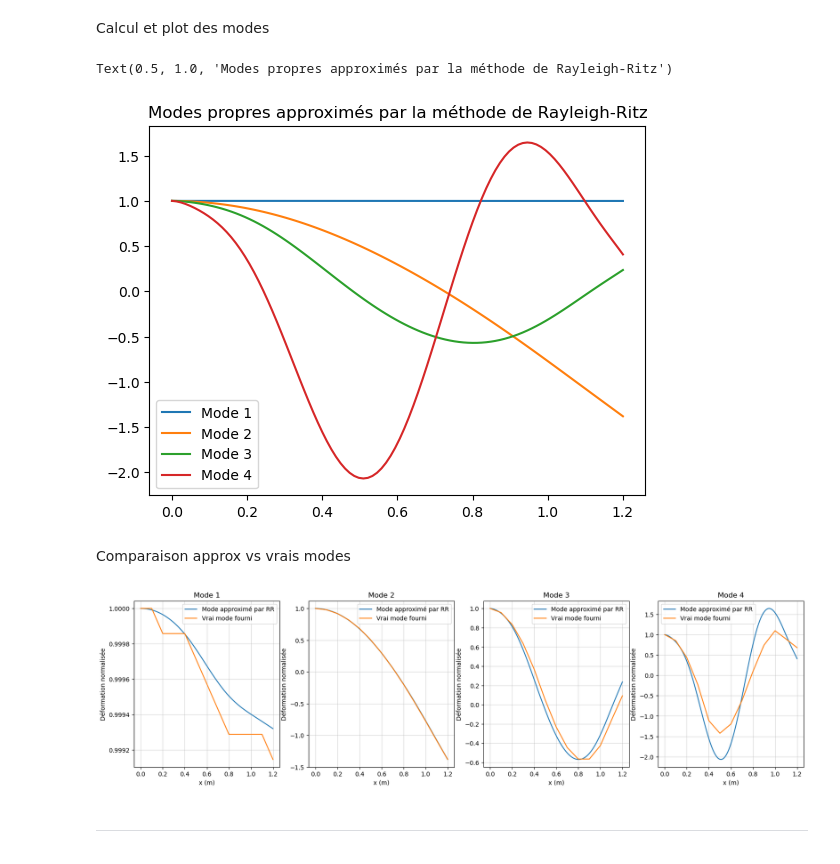
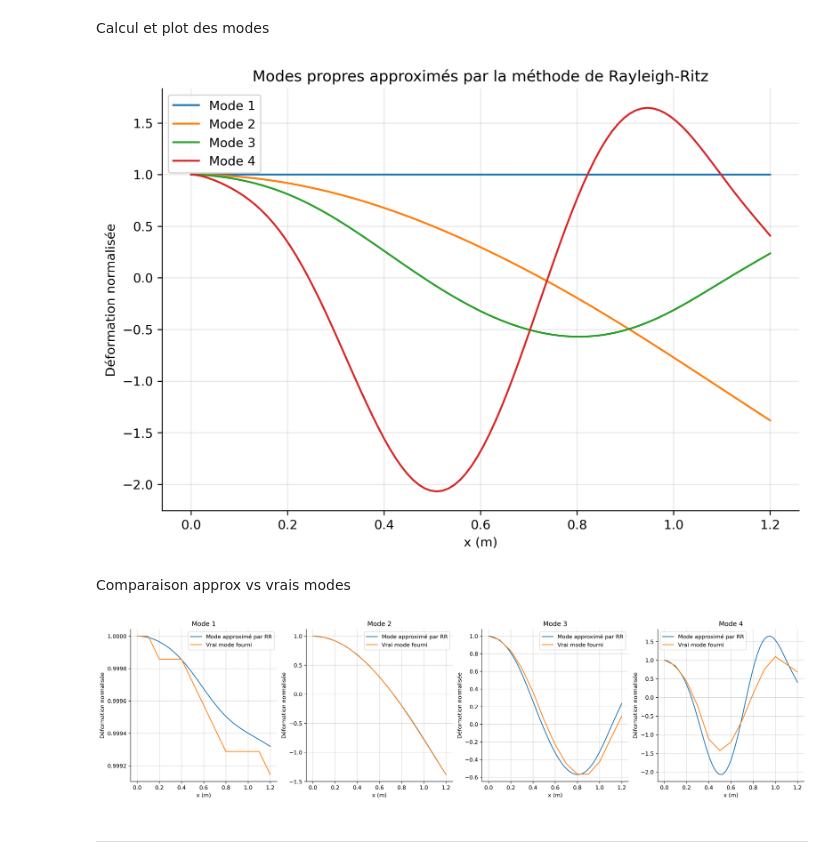
Before and after one commit to tomBeauve/DSM-Projects-code, a Jupyter notebook: Projet 4/Project4.ipynb, the cells around one changed output. Saved outputs shown, nothing was run; the diff lists cells and outputs as text; code cells hidden in the pictures.

```diff
--- a/Projet 4/Project4.ipynb
+++ b/Projet 4/Project4.ipynb
@@ -56,7 +56,7 @@ def phi(x, n, form="p"):
 
     if form == "h":
 
-        f = sp.sin(n*np.pi*x/length)
+        f = sp.cos(n*np.pi*x/length)
 
     return f
 
@@ -179,6 +179,7 @@ for f in range(4):
                               label=f'Fréquence {f+1}', color='r')
     ax_e[f//2][f % 2].set_xlabel('Nombre de fonctions d\'approximation')
     ax_e[f//2][f % 2].set_ylabel('Erreur relative (%)')
+    ax_e[f//2][f % 2].set_ylim(0, min(1.1 * max(error_matrix[:, f]), 100))
 
     ax_e[f//2][f % 2].set_title(f"Erreur relative sur la fréquence {f+1}")
     ax_e[f//2][f % 2].grid(True, alpha=0.3)
@@ -187,6 +188,6 @@ for f in range(4):
     ax_e[f//2][f % 2].spines['left'].set_position(('outward', 0))
     ax_e[f//2][f % 2].spines['bottom'].set_position(('outward', 0))
 fig.savefig('Plots/P4_freq_approx_2_2.png')
-fig2.savefig('Plots/P4_rror_approx_2_2.png')
+fig2.savefig('Plots/P4_error_approx_2_2.png')
 # %% [output]
 [figure]
@@ -223,29 +224,39 @@ Calcul et plot des modes
 # %%
 # Parametres
 N_rr = 10
+
+fig, ax = plt.subplots(1, 1, figsize=(9, 6), dpi=300)
 
 nb_points = 100
 x_plot_mode = np.linspace(0, length, nb_points)
 
 M = Mass(N_rr)
 K = Stiff(N_rr)
 freq, q = eig(K, M)
 
 
 sorted_indices = np.argsort(np.abs(np.sqrt(freq)))
 q = q[:, sorted_indices]
 
 U_ritz = np.zeros((4, nb_points))
 for m in range(0, 4):
     U_ritz[m, :] = modeshape(m, N_rr, q, length, nb_points)  # m-ieme mode
 
-    plt.plot(x_plot_mode, U_ritz[m, :], label=f"Mode {m+1}")
+    ax.plot(x_plot_mode, U_ritz[m, :], label=f"Mode {m+1}")
+ax.grid(True, alpha=0.3)
+ax.set_xlabel('x (m)')
+ax.set_ylabel('Déformation normalisée')
+ax.legend()
+ax.set_title("Modes propres approximés par la méthode de Rayleigh-Ritz")
 
-plt.legend()
-plt.title("Modes propres approximés par la méthode de Rayleigh-Ritz")
+ax.spines['top'].set_visible(False)
+ax.spines['right'].set_visible(False)
+ax.spines['left'].set_position(('outward', 0))
+ax.spines['bottom'].set_position(('outward', 0))
+
+fig.savefig('Plots/P4_modes_RR.png', dpi=300)
 # %% [output]
-Text(0.5, 1.0, 'Modes propres approximés par la méthode de Rayleigh-Ritz')
-[figure, old version]
+[figure, new version]
 # %% [markdown]
 Comparaison approx vs vrais modes
 # %%
@@ -255,7 +266,7 @@ x_plot_data = np.linspace(0, length, 13)  # points tous les 0.1m
 x_plot_data = np.insert(x_plot_data, 4, 0.4)  # on ajoute le moteur
 
 
-fig, ax = plt.subplots(1, 4, figsize=(20, 5))
+fig, ax = plt.subplots(1, 4, figsize=(22, 5), dpi=300)
 modes_simu = np.zeros_like(modes_data)
 for m in range(0, 4):
 
@@ -268,8 +279,15 @@ for m in range(0, 4):
     ax[m].set_xlabel("x (m)")
     ax[m].set_ylabel("Déformation normalisée")
     ax[m].grid(True, alpha=0.5)
+
+    ax[m].spines['top'].set_visible(False)
+    ax[m].spines['right'].set_visible(False)
+    ax[m].spines['left'].set_position(('outward', 0))
+    ax[m].spines['bottom'].set_position(('outward', 0))
+
+fig.savefig('Plots/P4_modes_compare.png', dpi=300)
 # %% [output]
-[figure, old version]
+[figure, new version]
 # %% [markdown]
 ---
 # %% [markdown]
```
Also changed, not shown: parts of 3 cells of this notebook, 6 other files.
